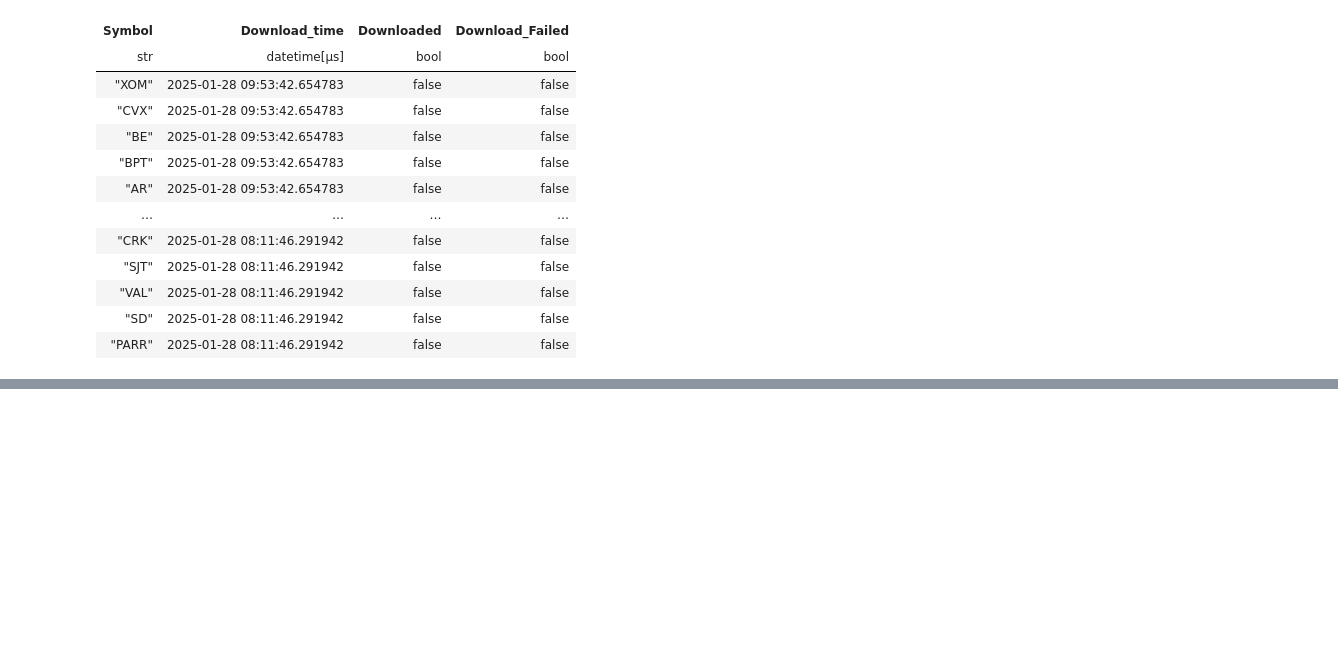
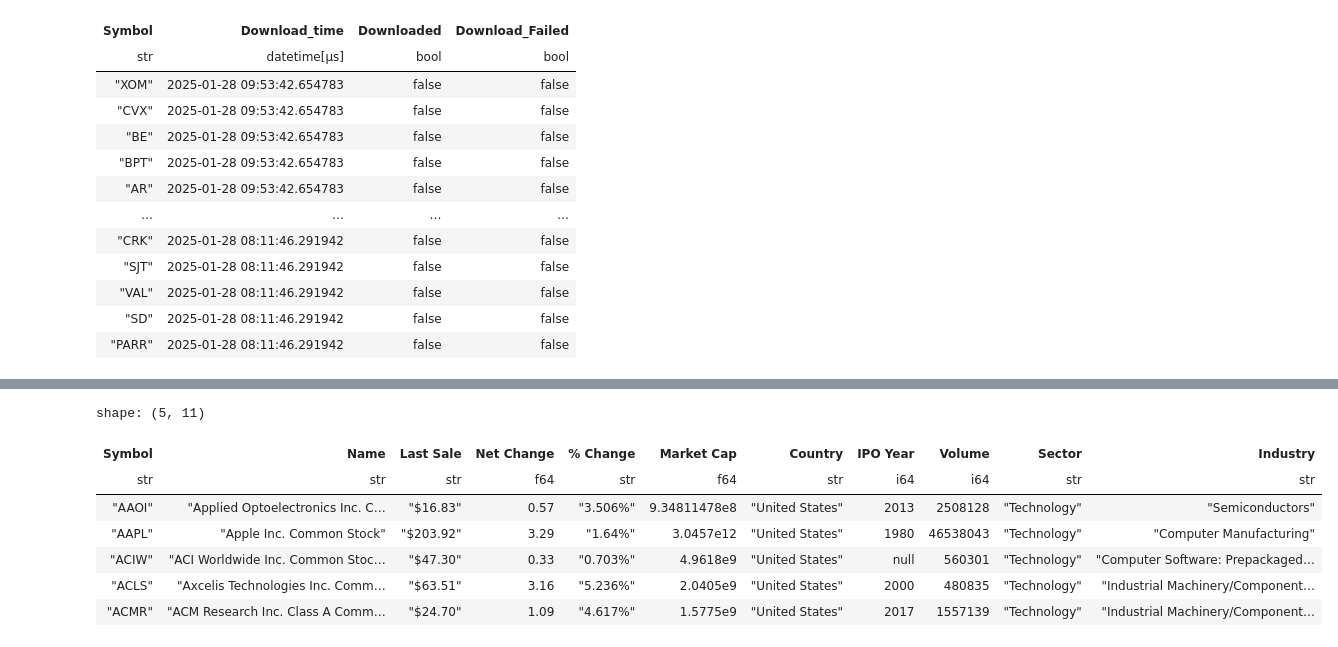
Before and after one commit to ttoe05/tt-investment-analysis, a Jupyter notebook: src/DB_check.ipynb, the cells around one changed output, grey strips where cells are left out. Cells and saved outputs as stored; diff of their text form; code cells hidden in the pictures; blank space fills up the shorter version.

Commit message:
Adding capstone work and research

```diff
--- a/src/DB_check.ipynb
+++ b/src/DB_check.ipynb
@@ -138,0 +175,12 @@ shape: (26, 4)
+# %%
+df_consumer = pl.read_csv("data_backup/technology.csv")
+df_consumer.head()
+# %% [output]
+shape: (5, 11)
+| Symbol | Name | Last Sale | Net Change | % Change | Market Cap | Country | IPO Year | Volume | Sector | Industry |
+| str | str | str | f64 | str | f64 | str | i64 | i64 | str | str |
+| "AAOI" | "Applied Optoelectronics Inc. C… | "$16.83" | 0.57 | "3.506%" | 9.34811478e8 | "United States" | 2013 | 2508128 | "Technology" | "Semiconductors" |
+| "AAPL" | "Apple Inc. Common Stock" | "$203.92" | 3.29 | "1.64%" | 3.0457e12 | "United States" | 1980 | 46538043 | "Technology" | "Computer Manufacturing" |
+| "ACIW" | "ACI Worldwide Inc. Common Stoc… | "$47.30" | 0.33 | "0.703%" | 4.9618e9 | "United States" | null | 560301 | "Technology" | "Computer Software: Prepackaged… |
+| "ACLS" | "Axcelis Technologies Inc. Comm… | "$63.51" | 3.16 | "5.236%" | 2.0405e9 | "United States" | 2000 | 480835 | "Technology" | "Industrial Machinery/Component… |
+| "ACMR" | "ACM Research Inc. Class A Comm… | "$24.70" | 1.09 | "4.617%" | 1.5775e9 | "United States" | 2017 | 1557139 | "Technology" | "Industrial Machinery/Component… |
```
Also changed, not shown: parts of 10 cells of this notebook, 7 other files.
